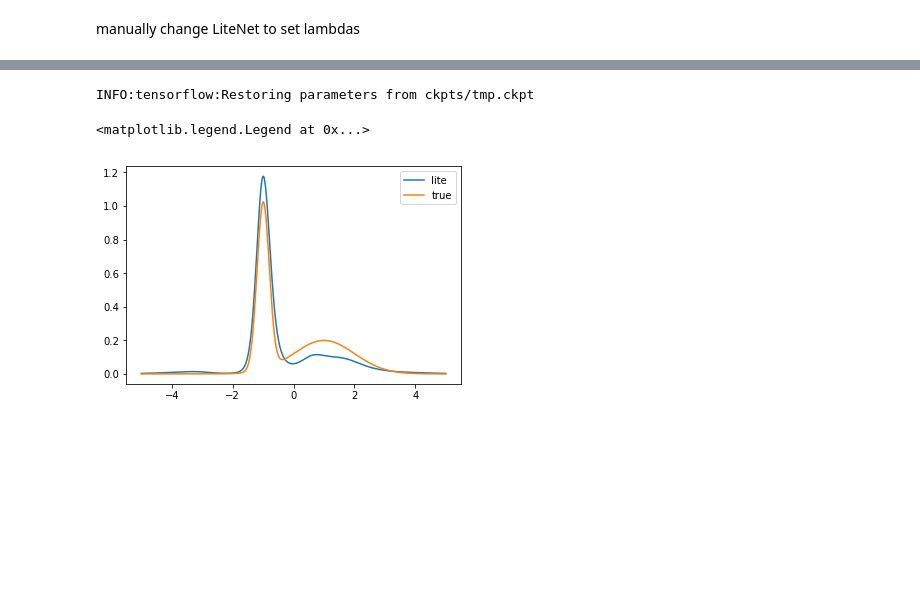
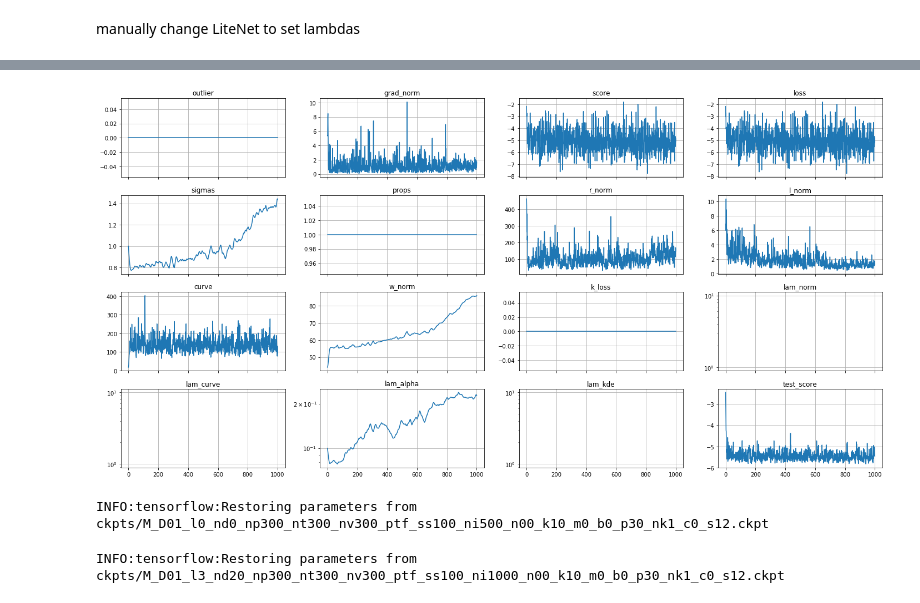
Before and after one commit to kevin-w-li/deep-kexpfam, a Jupyter notebook: MoG.ipynb, the cells around one changed output, grey strips where cells are left out. Saved outputs shown, nothing was run; the diff lists cells and outputs as text; code cells hidden in the pictures; blank space fills up the shorter version.

```diff
--- a/MoG.ipynb
+++ b/MoG.ipynb
@@ -71,23 +80,28 @@ bottom=1.0, top=1.0
+# %%
+fig, axes = plt.subplots(4,4,figsize=(20,10), sharex=True)
+
+axes = axes.flatten()
+res = deep_lite.state_hist
+
+for ki, k in  enumerate(res):
+    ax = axes[ki]
+    ax.plot(res[k])
+    ax.set_title(k)
+    if "lam" in k:
+        ax.set_yscale("log")
+    ax.grid("on")
+
+fig.tight_layout()
+# %% [output]
+[figure, added]
 # %%
 # final fit of alphas. Better do it on cpu so have to redefine the model (set True) and tell it gpu_count = 0
-dl_model.set_test(True, 0)
-dl_model.fit_alpha(5000)
+gaussian_lite.set_test(True, 0)
+gaussian_lite.fit_alpha(5000)
 # %% [output]
-INFO:tensorflow:Restoring parameters from ckpts/tmp.ckpt
+INFO:tensorflow:Restoring parameters from ckpts/M_D01_l0_nd0_np300_nt300_nv300_ptf_ss100_ni500_n00_k10_m0_b0_p30_nk1_c0_s12.ckpt
-# %%
-ngrid = 1000
-eval_grid = np.linspace(-5,5,ngrid)
-fv = dl_model.fun_multiple(eval_grid[:,None])
-#fv = fv2 + fv1
-
-density = np.exp(fv)
-density /= np.sum(density) * (eval_grid[1]-eval_grid[0])
-plt.plot(eval_grid, density, label="lite")
-
-density = true_density(eval_grid)
-density /= sum(density) * (eval_grid[1]-eval_grid[0])
-plt.plot(eval_grid, density, label="true")
-plt.legend()
-# %% [output]
-<matplotlib.legend.Legend at 0x...>
-[figure, removed]
+# %%
+deep_lite.set_test(True, 0)
+deep_lite.fit_alpha(5000)
+# %% [output]
+INFO:tensorflow:Restoring parameters from ckpts/M_D01_l3_nd20_np300_nt300_nv300_ptf_ss100_ni1000_n00_k10_m0_b0_p30_nk1_c0_s12.ckpt
```
Also changed, not shown: parts of 11 cells of this notebook, 6 other files.
